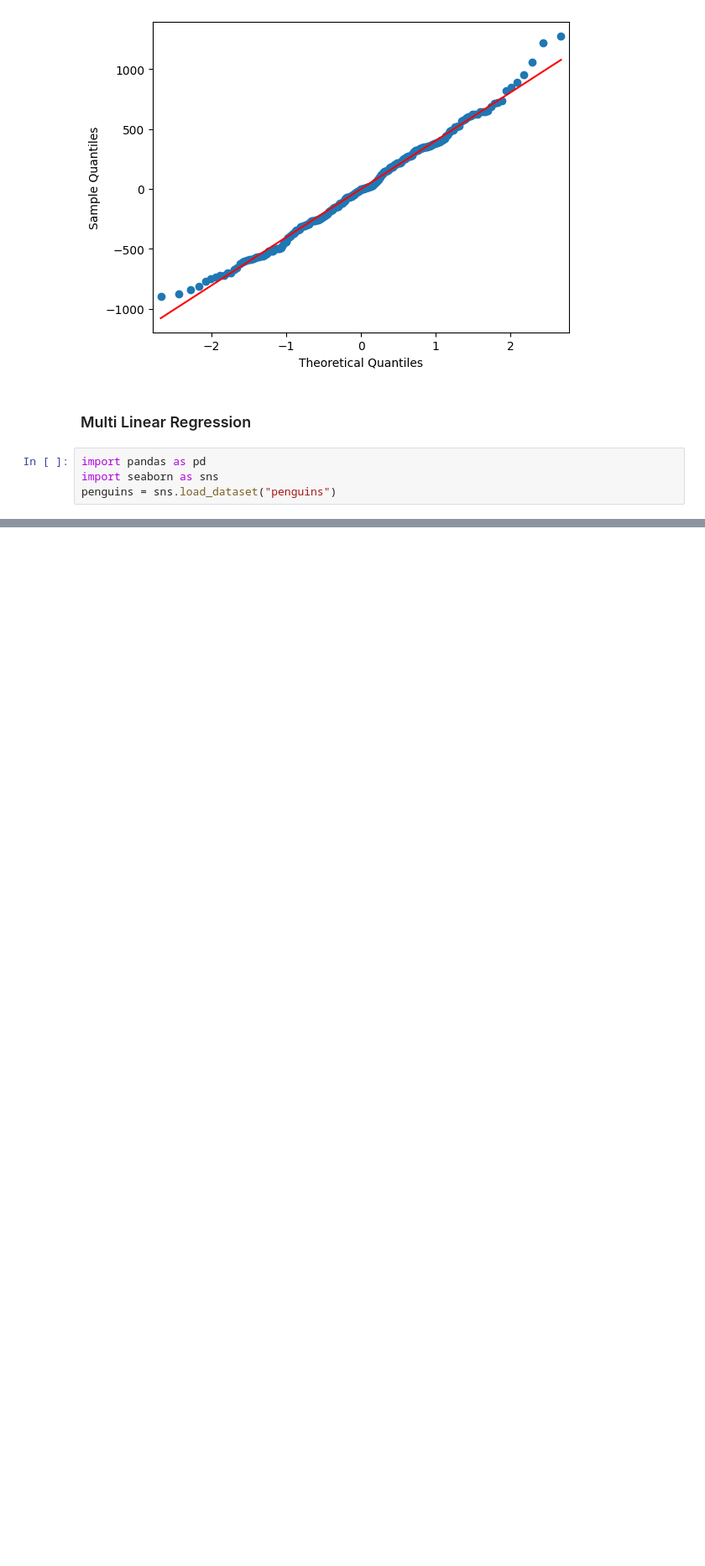
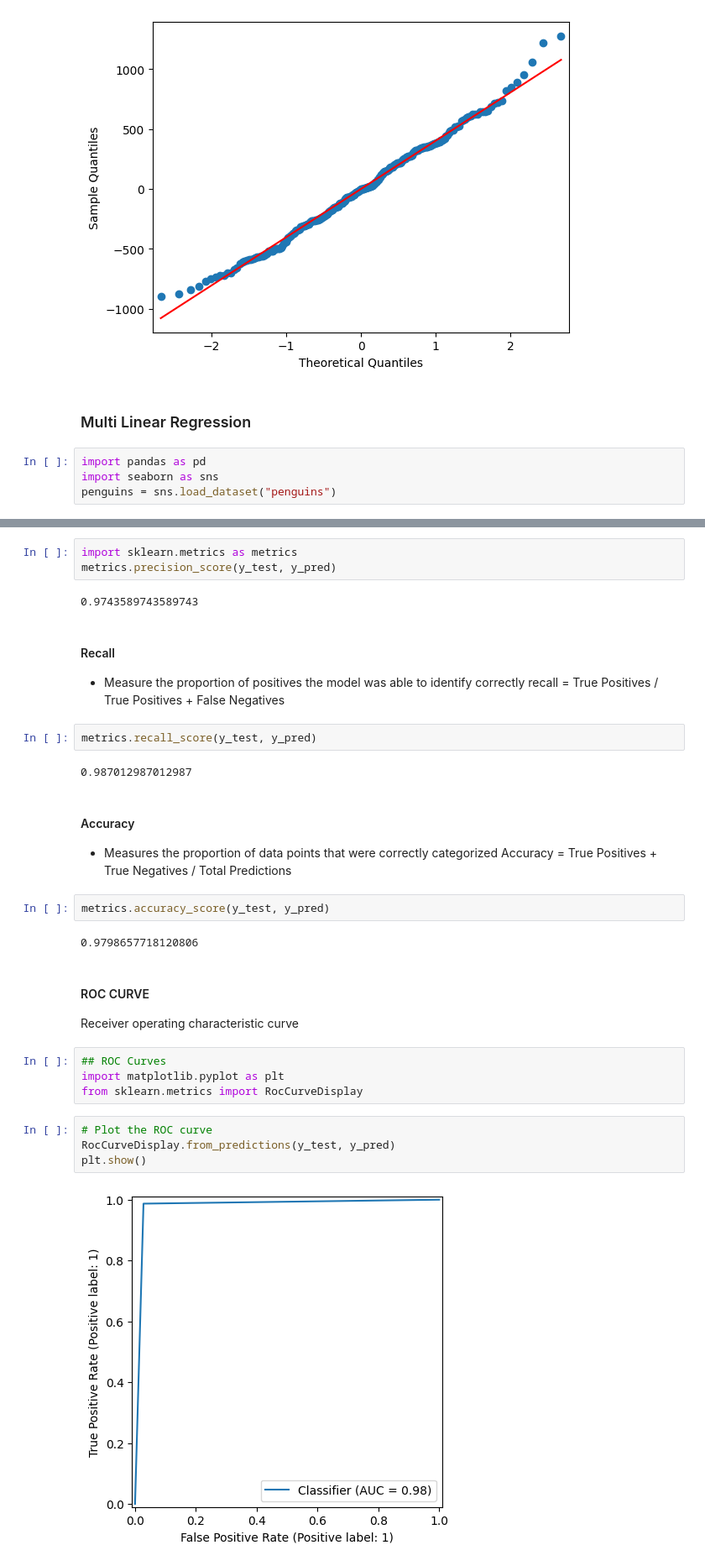
Before and after one commit to AdnanAI7/data_analysis, a Jupyter notebook: Python/Regression.ipynb, the cells around one changed output, grey strips where cells are left out. Shown at 84% size. Saved outputs shown, nothing was run; the diff lists cells and outputs as text; blank space fills up the shorter version.

```diff
--- a/Python/Regression.ipynb
+++ b/Python/Regression.ipynb
@@ -149,0 +425,34 @@ penguins_y = penguins["body_mass_g"]
+# %%
+import sklearn.metrics as metrics
+metrics.precision_score(y_test, y_pred)
+# %% [output]
+0.9743589743589743
+# %% [markdown]
+#### Recall
+- Measure the proportion of positives the model was able to identify correctly
+recall = True Positives / True Positives + False Negatives
+# %%
+metrics.recall_score(y_test, y_pred)
+# %% [output]
+0.987012987012987
+# %% [markdown]
+#### Accuracy
+- Measures the proportion of data points that were correctly categorized
+Accuracy = True Positives + True Negatives / Total Predictions
+# %%
+metrics.accuracy_score(y_test, y_pred)
+# %% [output]
+0.9798657718120806
+# %% [markdown]
+#### ROC CURVE
+Receiver operating characteristic curve
+# %%
+## ROC Curves
+import matplotlib.pyplot as plt
+from sklearn.metrics import RocCurveDisplay
+# %%
+# Plot the ROC curve
+RocCurveDisplay.from_predictions(y_test, y_pred)
+plt.show()
+# %% [output]
+[figure, added]
```
Also changed, not shown: parts of 85 cells of this notebook, 1 other file.
